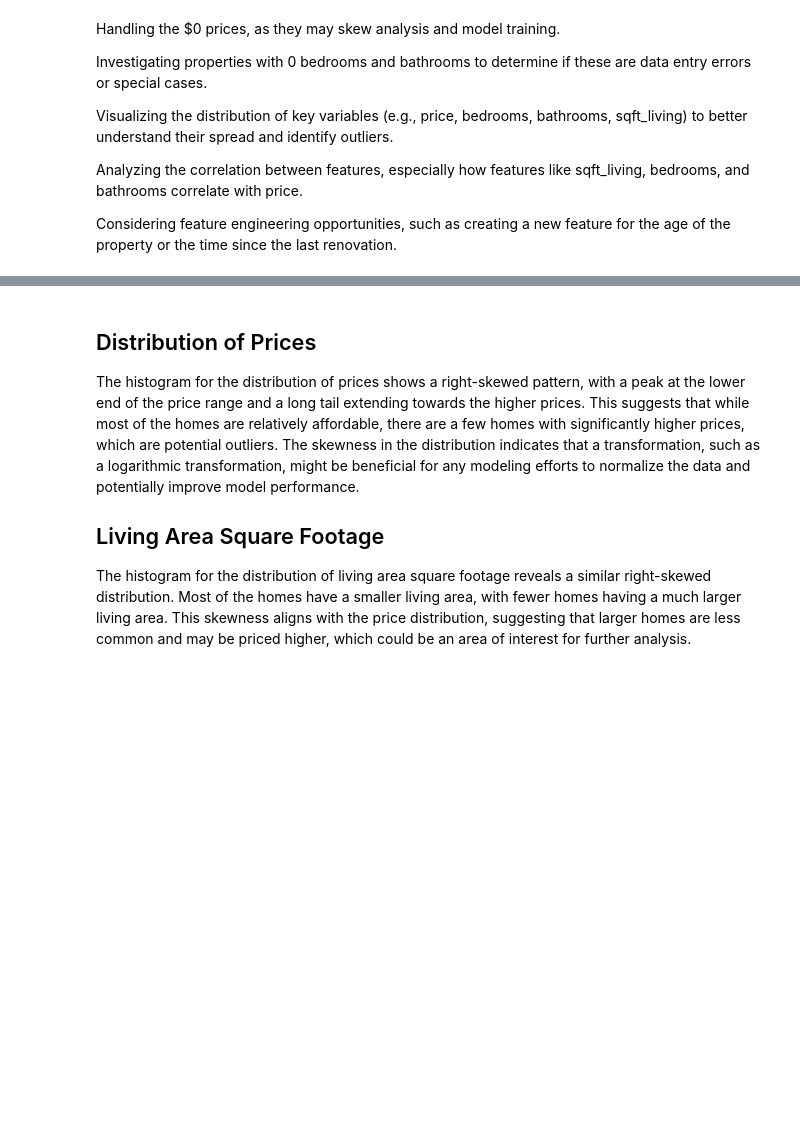
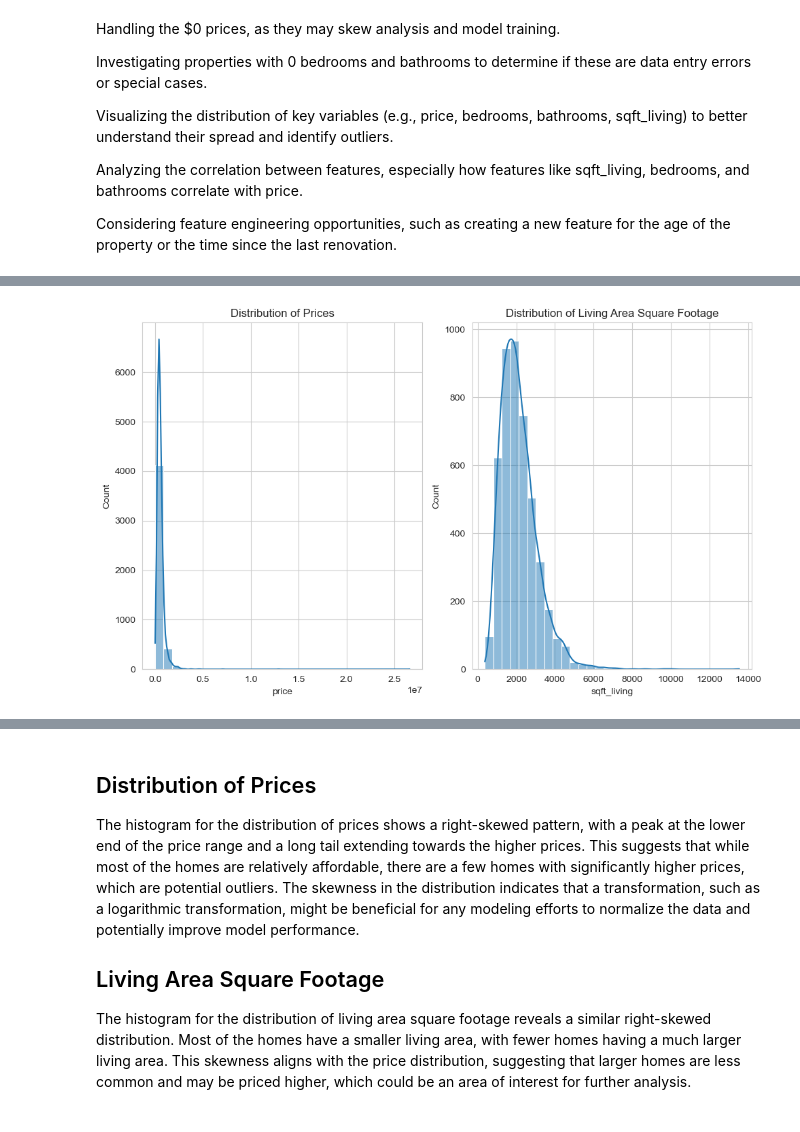
Before and after one commit to LardexTheLarge/AI-Project-2, a Jupyter notebook: real_estate.ipynb, the cells around one changed output, grey strips where cells are left out. Cells and saved outputs as stored; diff of their text form; code cells hidden in the pictures; blank space fills up the shorter version.

Commit message:
Added EDA data

```diff
--- a/real_estate.ipynb
+++ b/real_estate.ipynb
@@ -1,8 +10,6 @@
 # %%
-import pandas as pd
-
 # Load the dataset
-data = pd.read_csv('data.csv')
+data = libs.read_csv_to_dataframe('data.csv')
 
 # Display the first few rows of the dataset to understand its structure
 data.head()
@@ -139,0 +52,6 @@ plt.show()
+# %%
+# List of columns to drop
+columns_to_drop=['date', 'country']
+# %%
+# Dropping Columns
+data.drop(columns=columns_to_drop, axis=1, inplace=True)
@@ -139,0 +79,23 @@ plt.show()
+# %%
+warnings.filterwarnings('ignore')
+
+# Visualization and analysis
+data_preprocessed = data.copy()
+# Set the aesthetic style of the plots
+sns.set_style("whitegrid")
+
+# Prepare figure for multiple plots
+fig, axes = plt.subplots(1, 2, figsize=(10, 6))
+
+# Histogram of prices
+sns.histplot(data_preprocessed['price'], bins=30, kde=True, ax=axes[0])
+axes[0].set_title('Distribution of Prices')
+
+# Histogram of sqft_living
+sns.histplot(data_preprocessed['sqft_living'], bins=30, kde=True, ax=axes[1])
+axes[1].set_title('Distribution of Living Area Square Footage')
+
+plt.tight_layout()
+plt.show()
+# %% [output]
+[figure, added]
```
Also changed, not shown: parts of 17 cells of this notebook, 1 other file.
